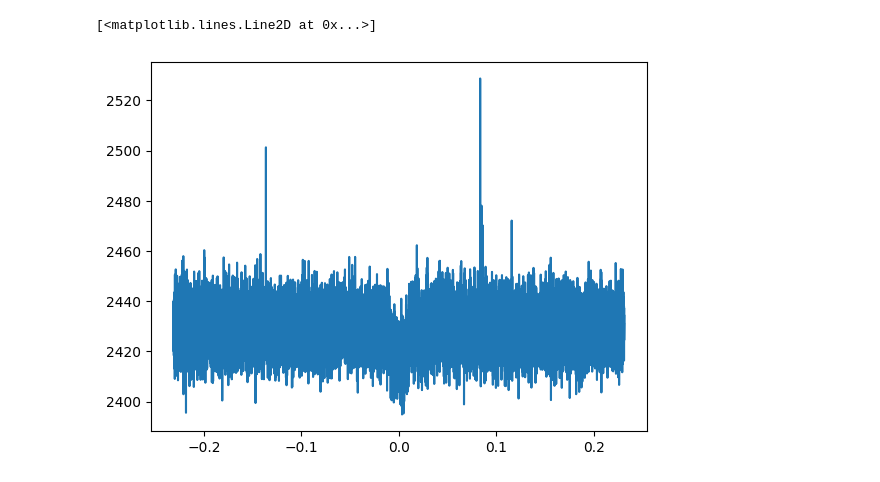
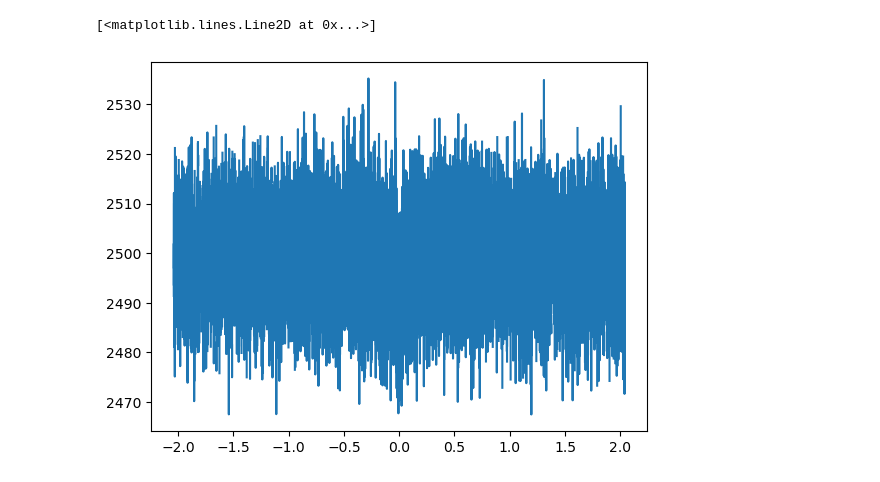
Before and after one commit to yurouninaliu/GenerateFakeTransits, a Jupyter notebook: TESSdata.ipynb, the cells around one changed output. Saved outputs shown, nothing was run; the diff lists cells and outputs as text; code cells hidden in the pictures.

```diff
--- a/TESSdata.ipynb
+++ b/TESSdata.ipynb
@@ -85,5 +61,39 @@ Warning: 30% (5871/19412) of the cadences will be ignored due to the quality mas
+# %%
+transits = []
+output_path = "transitsfull.pkl"
+if not os.path.exists(output_path):
+    with open(output_path, "wb") as f:
+        pass
+for planet in tqdm(planet_names):
+    try:
+        row = confirmed_tess_unique[confirmed_tess_unique["pl_name"] == planet]
+        period = row["pl_orbper"].values[0]
+        t0 = row["pl_tranmid"].values[0]
+        if np.isnan(period) or np.isnan(t0):
+            continue
+        search = lk.search_lightcurve(planet, mission="TESS", author="SPOC")
+        if len(search) == 0:
+            continue
+        search = search[search.exptime == 120 * u.s]
+        if len(search) == 0:
+            continue
+
+
+        for lc_file in search:
+            try:
+                lc = lc_file.download()
+                if lc is None:
+                    continue
+                transit = TESSPlanetTransit(planet, period, t0, lc)
+                transits.append(transit)
+                with open(output_path, "ab") as f:
+                    pickle.dump(transit, f)
+            except Exception as e:
+                print(f"Skipping sector for {planet}: {e}")
+    except Exception as e:
+            print(f"Error processing {planet}: {e}")
 # %%
-plt.plot(transits[1].time, transits[1].flux)
+plt.plot(transits[200].time, transits[200].flux)
 # %% [output]
 [<matplotlib.lines.Line2D at 0x...>]
-[figure, old version]
+[figure, new version]
```
Also changed, not shown: parts of 6 cells of this notebook, 16 other files.
